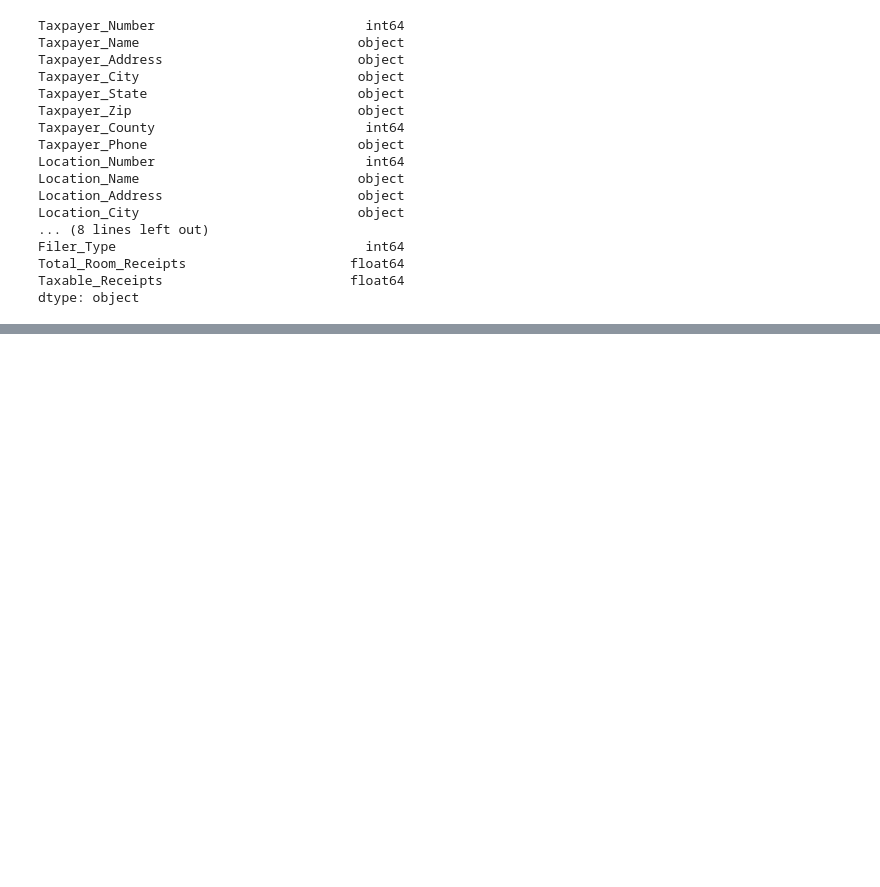
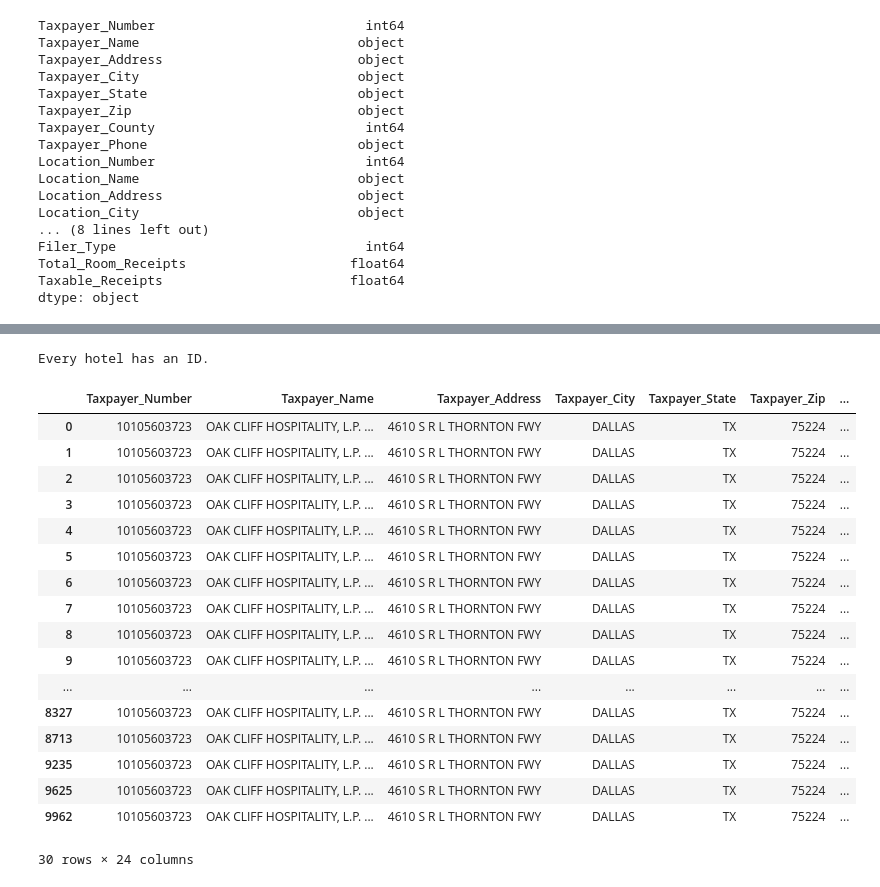
Before and after one commit to MaxwelllzZ/Survivals_MACS30112FP, a Jupyter notebook: test_concat_dts.ipynb, the cells around one changed output, grey strips where cells are left out. Drawn from its saved outputs; the diff is of its cells as text; code cells hidden in the pictures; blank space fills up the shorter version.

```diff
--- a/test_concat_dts.ipynb
+++ b/test_concat_dts.ipynb
@@ -172,0 +174,7 @@ Dallas
+# %%
+# Keep filtering hotel which still are in the market, delete the ones which has value in Responsibility_End_Date
+# Filter the DataFrame to keep only rows where the 'Responsibility End Date (YYYYMMDD)' column is an empty string after stripping white spaces
+Dallas_active_hotels = Dallas[Dallas['Responsibility_End_Date_(YYYYMMDD)'].str.strip() == '']
+
+# Display the first few rows of the filtered DataFrame to verify the result
+Dallas_active_hotels
@@ -172,0 +195,2 @@ Dallas
+# %%
+Dallas = Dallas_active_hotels
@@ -172,0 +210,14 @@ Dallas
+# %%
+# Drop duplicate rows based on the specified columns
+unique_locations = Dallas.drop_duplicates(subset=['Location_Number', 'Location_Name', 'Location_Address','Location_County'])
+
+# Reset the index to ensure it starts from 0
+unique_locations.reset_index(drop=True, inplace=True)
+
+# Add a new column 'Location_ID' with incremental values starting from 1
+unique_locations['Location_ID'] = range(1, len(unique_locations) + 1)
+
+# Get the number of unique locations
+num_unique_locations = unique_locations.shape[0]
+
+print("Number of unique locations:", num_unique_locations)
@@ -172,0 +231,5 @@ Dallas
+# %%
+# Merge the original Dallas DataFrame with the unique_locations to include the Location_ID
+Dallas_with_ID = Dallas.merge(unique_locations[['Location_Number', 'Location_Name', 'Location_Address', 'Location_County', 'Location_ID']],
+                              on=['Location_Number', 'Location_Name', 'Location_Address', 'Location_County'],
+                              how='left')
@@ -172,0 +257,35 @@ Dallas
+# %%
+# Find rows where Location_ID is missing
+# Check for the case if multiple hotels are at the same location
+hotels_without_id = Dallas_with_ID[Dallas_with_ID['Location_ID'].isna()]
+# Check if there are any such hotels
+if not hotels_without_id.empty:
+    print("These hotels have no ID")
+    # Optionally, you can print these rows to examine them
+    print(hotels_without_id)
+else:
+    print("Every hotel has an ID.")
+# %% [output]
+Every hotel has an ID.
+# %%
+Dallas_with_ID_sorted = Dallas_with_ID.sort_values(by=['Location_ID', 'Obligation_End_Date_(YYYYMMDD)'])
+Dallas_with_ID_sorted.head(30)
+# %% [output]
+|  | Taxpayer_Number | Taxpayer_Name | Taxpayer_Address | Taxpayer_City | Taxpayer_State | Taxpayer_Zip | ... |
+| 0 | 10105603723 | OAK CLIFF HOSPITALITY, L.P. ... | 4610 S R L THORNTON FWY | DALLAS | TX | 75224 | ... |
+| 1 | 10105603723 | OAK CLIFF HOSPITALITY, L.P. ... | 4610 S R L THORNTON FWY | DALLAS | TX | 75224 | ... |
+| 2 | 10105603723 | OAK CLIFF HOSPITALITY, L.P. ... | 4610 S R L THORNTON FWY | DALLAS | TX | 75224 | ... |
+| 3 | 10105603723 | OAK CLIFF HOSPITALITY, L.P. ... | 4610 S R L THORNTON FWY | DALLAS | TX | 75224 | ... |
+| 4 | 10105603723 | OAK CLIFF HOSPITALITY, L.P. ... | 4610 S R L THORNTON FWY | DALLAS | TX | 75224 | ... |
+| 5 | 10105603723 | OAK CLIFF HOSPITALITY, L.P. ... | 4610 S R L THORNTON FWY | DALLAS | TX | 75224 | ... |
+| 6 | 10105603723 | OAK CLIFF HOSPITALITY, L.P. ... | 4610 S R L THORNTON FWY | DALLAS | TX | 75224 | ... |
+| 7 | 10105603723 | OAK CLIFF HOSPITALITY, L.P. ... | 4610 S R L THORNTON FWY | DALLAS | TX | 75224 | ... |
+| 8 | 10105603723 | OAK CLIFF HOSPITALITY, L.P. ... | 4610 S R L THORNTON FWY | DALLAS | TX | 75224 | ... |
+| 9 | 10105603723 | OAK CLIFF HOSPITALITY, L.P. ... | 4610 S R L THORNTON FWY | DALLAS | TX | 75224 | ... |
+| ... | ... | ... | ... | ... | ... | ... | ... |
+| 8327 | 10105603723 | OAK CLIFF HOSPITALITY, L.P. ... | 4610 S R L THORNTON FWY | DALLAS | TX | 75224 | ... |
+| 8713 | 10105603723 | OAK CLIFF HOSPITALITY, L.P. ... | 4610 S R L THORNTON FWY | DALLAS | TX | 75224 | ... |
+| 9235 | 10105603723 | OAK CLIFF HOSPITALITY, L.P. ... | 4610 S R L THORNTON FWY | DALLAS | TX | 75224 | ... |
+| 9625 | 10105603723 | OAK CLIFF HOSPITALITY, L.P. ... | 4610 S R L THORNTON FWY | DALLAS | TX | 75224 | ... |
+| 9962 | 10105603723 | OAK CLIFF HOSPITALITY, L.P. ... | 4610 S R L THORNTON FWY | DALLAS | TX | 75224 | ... |
+30 rows × 24 columns
```
Also changed, not shown: parts of 14 cells of this notebook.
